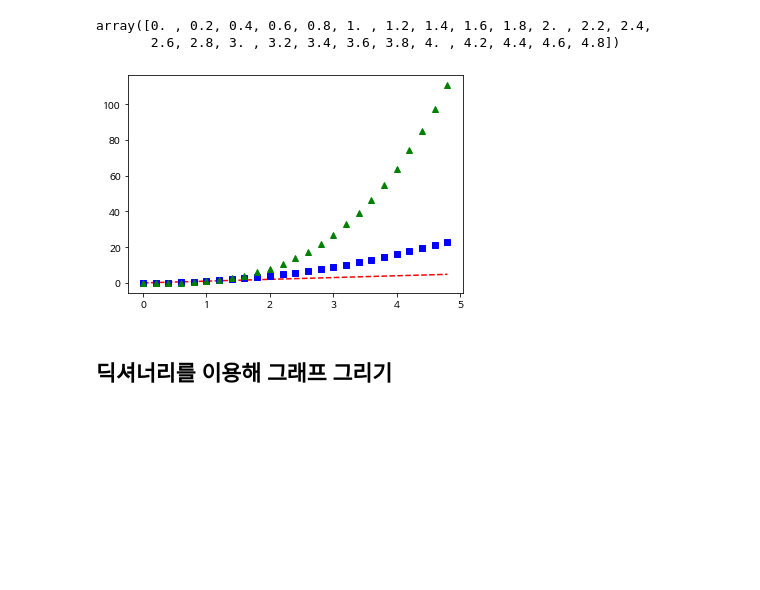
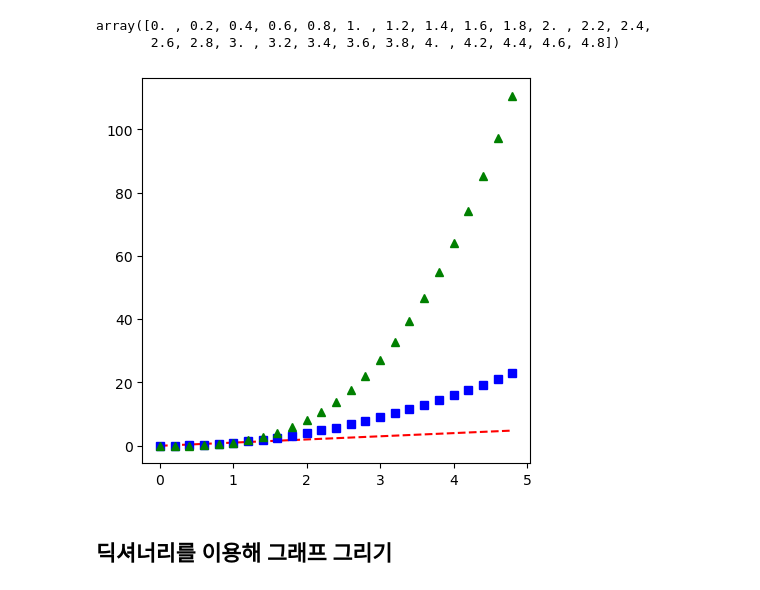
Before and after one commit to psw109/Python_study, a Jupyter notebook: 시각화/Matplotlib_1.ipynb, the cells around one changed output. Saved outputs shown, nothing was run; the diff lists cells and outputs as text; code cells hidden in the pictures; blank space fills up the shorter version.

```diff
--- a/시각화/Matplotlib_1.ipynb
+++ b/시각화/Matplotlib_1.ipynb
@@ -54,10 +54,11 @@ t
 array([0. , 0.2, 0.4, 0.6, 0.8, 1. , 1.2, 1.4, 1.6, 1.8, 2. , 2.2, 2.4,
        2.6, 2.8, 3. , 3.2, 3.4, 3.6, 3.8, 4. , 4.2, 4.4, 4.6, 4.8])
 # %%
+plt.figure(figsize = (5,5))
 plt.plot(t, t, 'r--', t, t**2, 'bs', t, t**3, 'g^')
 plt.show()
 # %% [output]
-[figure, old version]
+[figure, new version]
 # %% [markdown]
 ## 딕셔너리를 이용해 그래프 그리기
 # %%
```
Also changed, not shown: parts of 3 cells of this notebook.
